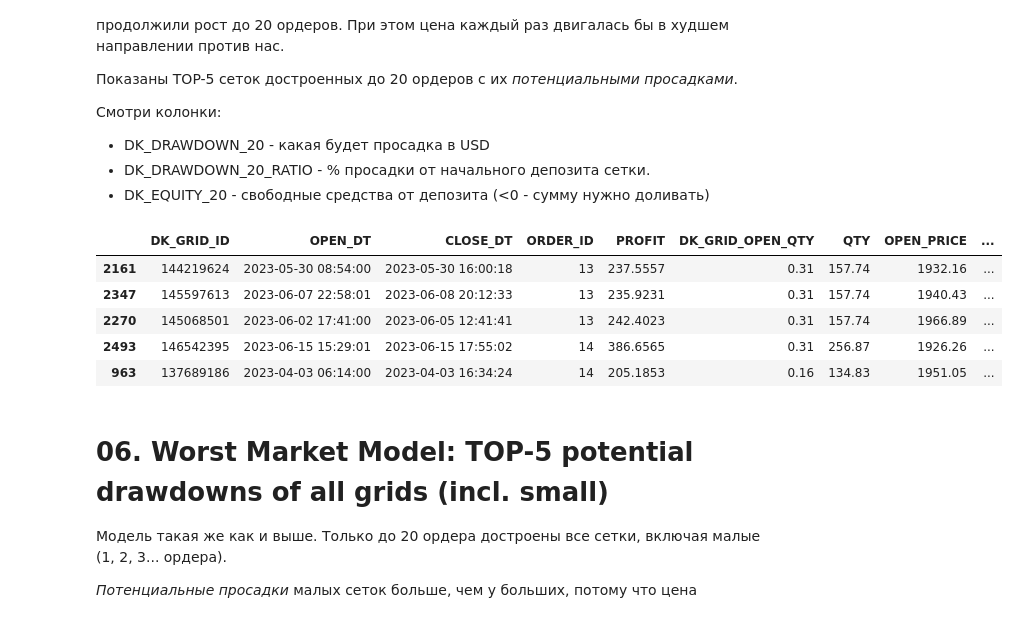
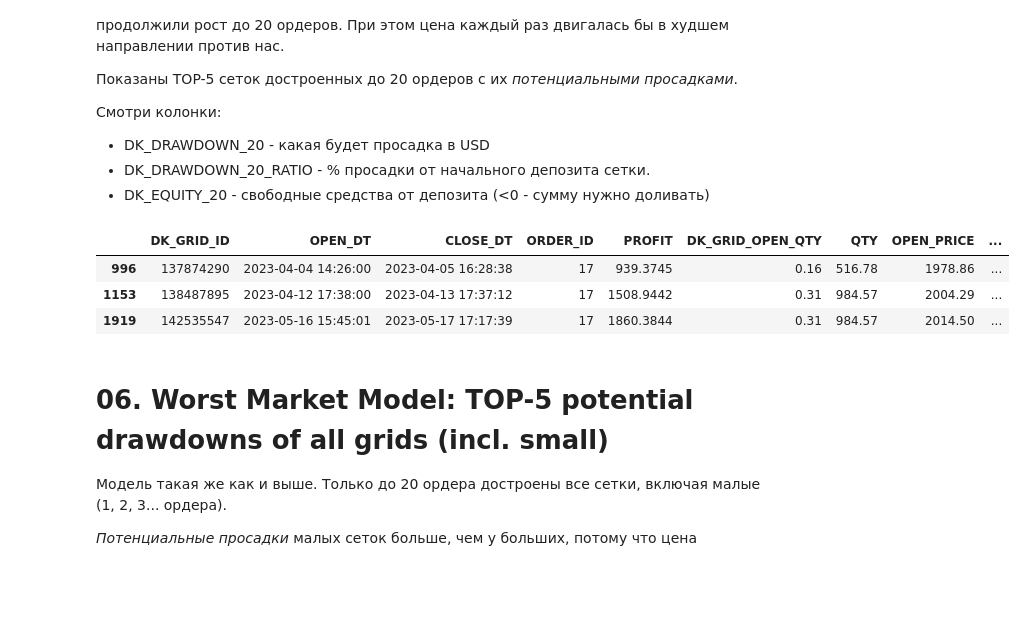
Before and after one commit to sournk/rf-history, a Jupyter notebook: research/analize2.ipynb, the cells around one changed output. Cells and saved outputs as stored; diff of their text form; code cells hidden in the pictures; blank space fills up the shorter version.

```diff
--- a/research/analize2.ipynb
+++ b/research/analize2.ipynb
@@ -113,14 +116,12 @@ df_grids.sort_values(by=['DK_DRAWDOWN_RATIO'], ascending=False).head(5)
 - DK_DRAWDOWN_20_RATIO - % просадки от начального депозита сетки.
 - DK_EQUITY_20 - свободные средства от депозита (<0 - сумму нужно доливать)
 # %%
-df_grids[df_grids['ORDER_ID'] >=13].sort_values(by=['DK_DRAWDOWN_20_RATIO'], ascending=False).head(5)
+df_grids[df_grids['ORDER_ID'] >= 17].sort_values(by=['DK_DRAWDOWN_20_RATIO'], ascending=False).head(5)
 # %% [output]
 |  | DK_GRID_ID | OPEN_DT | CLOSE_DT | ORDER_ID | PROFIT | DK_GRID_OPEN_QTY | QTY | OPEN_PRICE | ... |
-| 2161 | 144219624 | 2023-05-30 08:54:00 | 2023-05-30 16:00:18 | 13 | 237.5557 | 0.31 | 157.74 | 1932.16 | ... |
-| 2347 | 145597613 | 2023-06-07 22:58:01 | 2023-06-08 20:12:33 | 13 | 235.9231 | 0.31 | 157.74 | 1940.43 | ... |
-| 2270 | 145068501 | 2023-06-02 17:41:00 | 2023-06-05 12:41:41 | 13 | 242.4023 | 0.31 | 157.74 | 1966.89 | ... |
-| 2493 | 146542395 | 2023-06-15 15:29:01 | 2023-06-15 17:55:02 | 14 | 386.6565 | 0.31 | 256.87 | 1926.26 | ... |
-| 963 | 137689186 | 2023-04-03 06:14:00 | 2023-04-03 16:34:24 | 14 | 205.1853 | 0.16 | 134.83 | 1951.05 | ... |
+| 996 | 137874290 | 2023-04-04 14:26:00 | 2023-04-05 16:28:38 | 17 | 939.3745 | 0.16 | 516.78 | 1978.86 | ... |
+| 1153 | 138487895 | 2023-04-12 17:38:00 | 2023-04-13 17:37:12 | 17 | 1508.9442 | 0.31 | 984.57 | 2004.29 | ... |
+| 1919 | 142535547 | 2023-05-16 15:45:01 | 2023-05-17 17:17:39 | 17 | 1860.3844 | 0.31 | 984.57 | 2014.50 | ... |
 # %% [markdown]
 # 06. Worst Market Model: TOP-5 potential drawdowns of all grids (incl. small)
 
```
Also changed, not shown: parts of 7 cells of this notebook, 2 other files.
